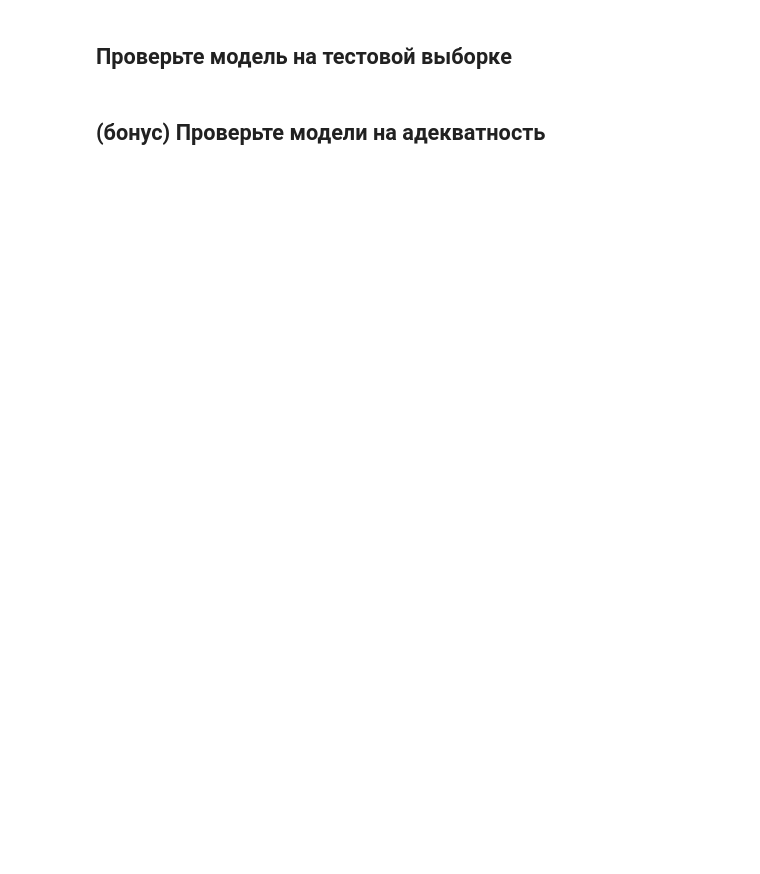
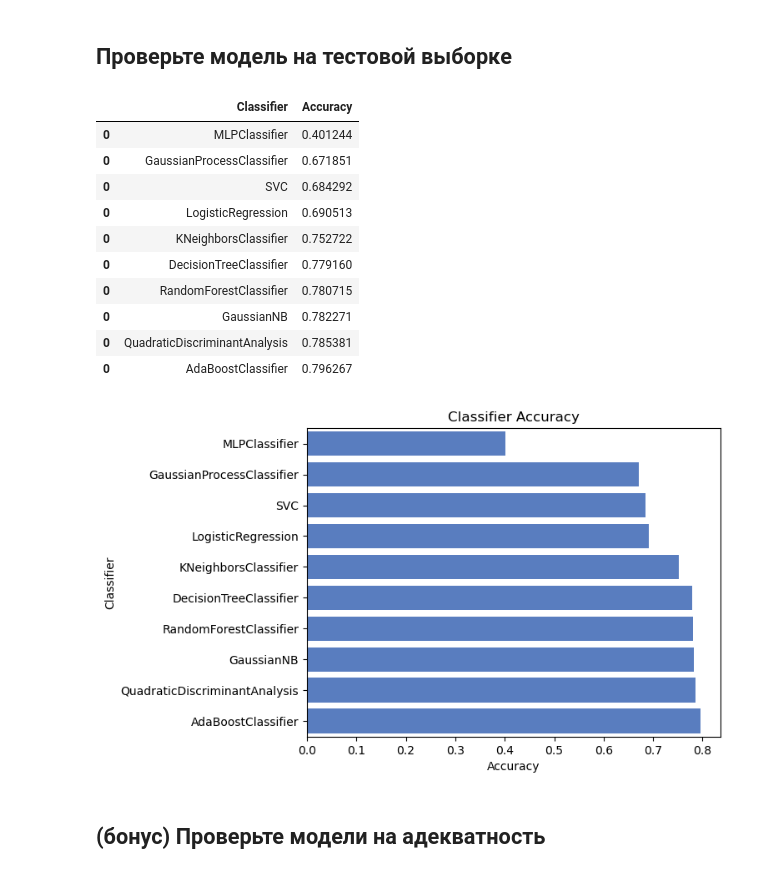
Before and after one commit to karimovdo/model1, a Jupyter notebook: model1.ipynb, the cells around one changed output. Cells and saved outputs as stored; diff of their text form; code cells hidden in the pictures; blank space fills up the shorter version.

```diff
--- a/model1.ipynb
+++ b/model1.ipynb
@@ -129,4 +282,73 @@ predict_valid, predict_test, target_valid, target_test = train_test_split(predic
 # %% [markdown]
 ## Проверьте модель на тестовой выборке
+# %%
+classifiers = [
+    KNeighborsClassifier(n_neighbors = 8, metric = 'minkowski', p = 2),
+    SVC(gamma=2, C=1),
+    GaussianProcessClassifier(1.0 * RBF(1.0)),
+    DecisionTreeClassifier(max_depth = 3),
+    RandomForestClassifier(random_state=12345, n_estimators = 10),
+    MLPClassifier(alpha=1, max_iter=1000),
+    AdaBoostClassifier(),
+    GaussianNB(),
+    QuadraticDiscriminantAnalysis(),
+
+    LogisticRegression(# метод для поиска решения. Для небольших датасетов лучше подходит liblinear, sag и saga -- для больших.
+    # Варианты: newton-cg, lbfgs, liblinear, sag, saga
+    solver='liblinear',
+    # норма для регуляризации. Варианты: l2, l1.
+    penalty='l2',
+    # параметр регуляризации. Чем меньше, тем сильнее регуляризация. Положительный.
+    C=1,
+    # параметр для остановки поиска решения.
+    tol=1e-4,
+    # Так как распознается 2 класса.
+    multi_class='ovr'),
+]
+
+log_cols = ["Classifier", "Accuracy"]
+log = pd.DataFrame(columns=log_cols)
+
+X_train = predict_train
+X_test = predict_test
+y_train = target_train
+y_test = target_test
+
+acc_dict = {}
+
+for i in range(0,10):
+    name = memory[i].__class__.__name__
+    train_predictions = memory[i].predict(X_test)
+    acc = accuracy_score(y_test, train_predictions)
+    if name in acc_dict:
+        acc_dict[name] += acc
+    else:
+        acc_dict[name] = acc
+
+for clf in acc_dict:
+    acc_dict[clf] = acc_dict[clf]
+    log_entry = pd.DataFrame([[clf, acc_dict[clf]]], columns=log_cols)
+    log = log.append(log_entry)
+
+plt.xlabel('Accuracy')
+plt.title('Classifier Accuracy')
+
+sns.set_color_codes("muted")
+sns.barplot(x='Accuracy', y='Classifier', data=log.sort_values(by='Accuracy'), color="b")
+
+display(log.sort_values(by='Accuracy'))
+# %% [output]
+|  | Classifier | Accuracy |
+| 0 | MLPClassifier | 0.401244 |
+| 0 | GaussianProcessClassifier | 0.671851 |
+| 0 | SVC | 0.684292 |
+| 0 | LogisticRegression | 0.690513 |
+| 0 | KNeighborsClassifier | 0.752722 |
+| 0 | DecisionTreeClassifier | 0.779160 |
+| 0 | RandomForestClassifier | 0.780715 |
+| 0 | GaussianNB | 0.782271 |
+| 0 | QuadraticDiscriminantAnalysis | 0.785381 |
+| 0 | AdaBoostClassifier | 0.796267 |
+[figure, added]
 # %% [markdown]
 ## (бонус) Проверьте модели на адекватность
```
Also changed, not shown: parts of 12 cells of this notebook.
